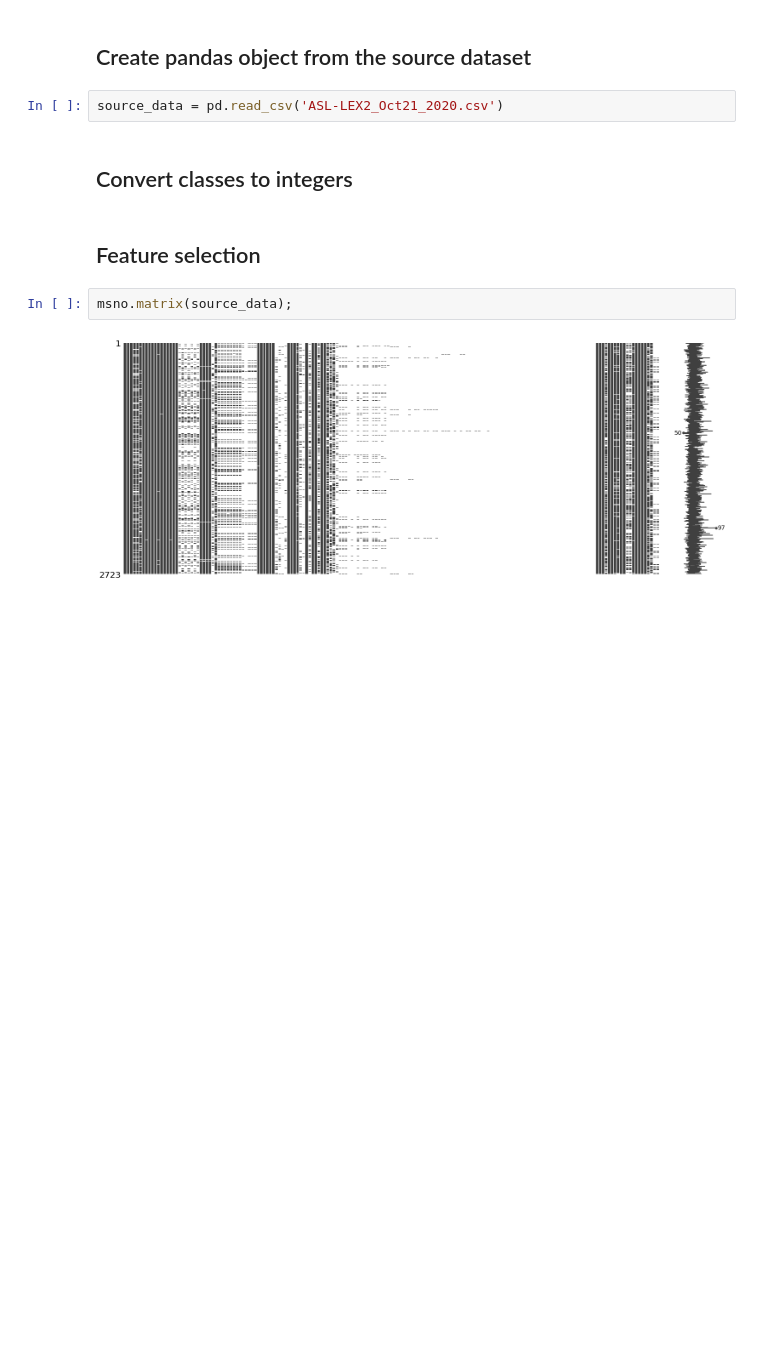
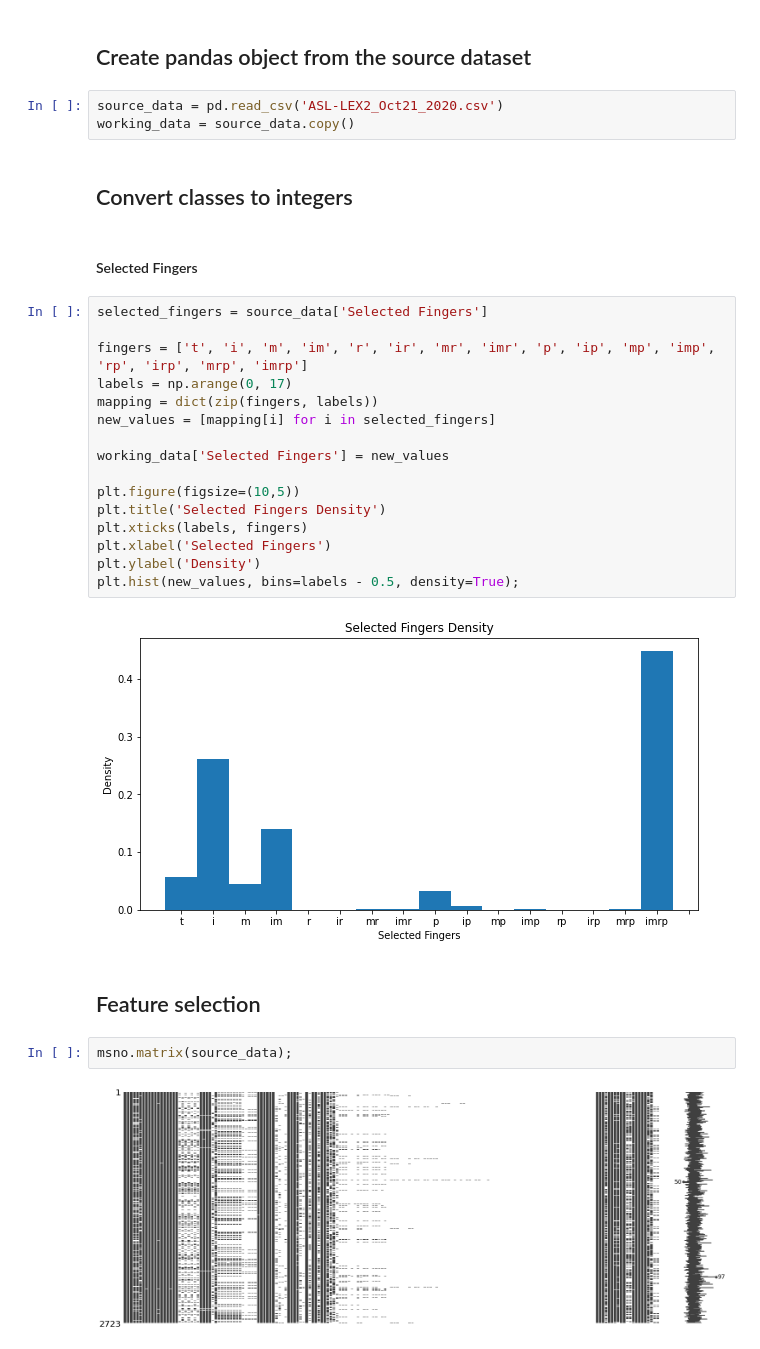
Before and after one commit to KyleRoss-rice/SignIconicityPredictor, a Jupyter notebook: tools/Dataset_preprocessing.ipynb, the cells around one changed output. Saved outputs shown, nothing was run; the diff lists cells and outputs as text; blank space fills up the shorter version.

```diff
--- a/tools/Dataset_preprocessing.ipynb
+++ b/tools/Dataset_preprocessing.ipynb
@@ -31,8 +29,29 @@ rm: cannot remove 'ASL-LEX2_Oct21_2020.csv.*': No such file or directory
 ## Create pandas object from the source dataset
 # %%
 source_data = pd.read_csv('ASL-LEX2_Oct21_2020.csv')
+working_data = source_data.copy()
 # %% [markdown]
 ## Convert classes to integers
+# %% [markdown]
+#### Selected Fingers
+# %%
+selected_fingers = source_data['Selected Fingers']
+
+fingers = ['t', 'i', 'm', 'im', 'r', 'ir', 'mr', 'imr', 'p', 'ip', 'mp', 'imp', 'rp', 'irp', 'mrp', 'imrp']
+labels = np.arange(0, 17)
+mapping = dict(zip(fingers, labels))
+new_values = [mapping[i] for i in selected_fingers]
+
+working_data['Selected Fingers'] = new_values
+
+plt.figure(figsize=(10,5))
+plt.title('Selected Fingers Density')
+plt.xticks(labels, fingers)
+plt.xlabel('Selected Fingers')
+plt.ylabel('Density')
+plt.hist(new_values, bins=labels - 0.5, density=True);
+# %% [output]
+[figure, added]
 # %% [markdown]
 ## Feature selection
 # %%
```
Also changed, not shown: parts of 4 cells of this notebook.
